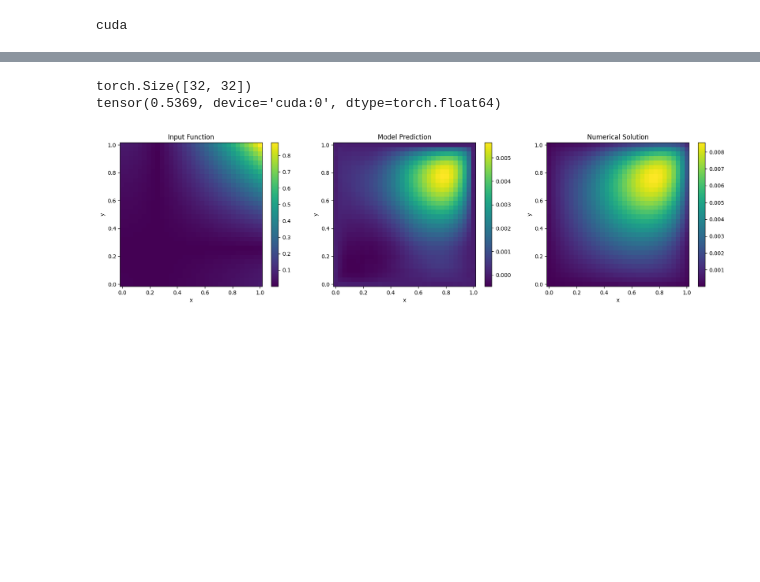
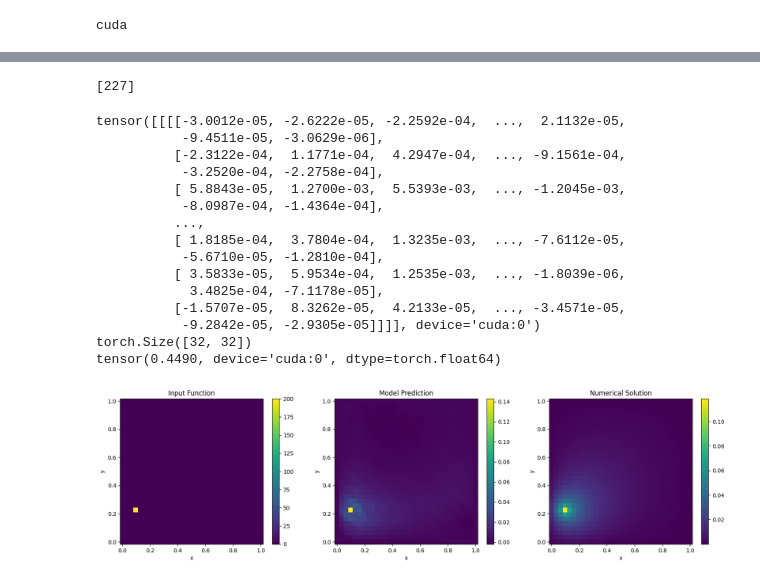
Before and after one commit to frasermartinx/MScProject, a Jupyter notebook: code/Ensemble.ipynb, the cells around one changed output, grey strips where cells are left out. Saved outputs shown, nothing was run; the diff lists cells and outputs as text; code cells hidden in the pictures; blank space fills up the shorter version.

```diff
--- a/code/Ensemble.ipynb
+++ b/code/Ensemble.ipynb
@@ -124,14 +124,14 @@ print(device)
 # %% [output]
 cuda
 # %%
-M = 10
+M = 5
 model_list = [FNO2D(n_modes= 12, hidden_channels=64,in_ch=3,non_linearity=F.gelu) for i in range(M)]
 
 sys.stdout.flush()
 save_dir = "./checkpoints_10000_neuralop_bothscaling_500_multi_10"
 
 #load the model if needed
-a = 0
+a = 1
 if a == 1:
 
     for i in range(0,M):
@@ -295,3 +290,21 @@ for i in range(M):
+# %%
+#make a random spike
+sample = torch.zeros((32,32))
+idx = np.random.randint(0,32**2,1)
+sample[idx//32,idx%32] = 200
+print(idx)
+
+
+U = solver(sample,neumann,N)
+# %% [output]
+[227]
+# %%
+#rotation from the test set
+i = np.random.randint(0,100)
+j = np.random.randint(0,100)
+sample = test_loader.dataset[i][0].unsqueeze(0).to(device)
+solution_scaled = test_loader.dataset[i][1].unsqueeze(0)
+solution = output_encoder.inverse_transform(solution_scaled).to(device)
 # %%
 #prediction time for f
 
@@ -300,11 +313,11 @@ for i in range(M): model_list[i].eval().to(device)
 
 
 
-sample = torch.load("../finput.pt").clone().type(torch.FloatTensor)
+#sample = torch.load("../finput.pt").clone().type(torch.FloatTensor)
 
 
 
-sample_scaled = input_encoder.transform(sample)
+sample_scaled = input_encoder.transform(sample.type(torch.FloatTensor))
 
 
 
@@ -318,8 +331,13 @@ out = [model_list[i](sample_scaled).to(device) for i in range(M)]
 out = [torch.tensor(output_encoder.inverse_transform(out[i].detach().cpu())).to(device) for i in range(M)]
 
 mu_unseen = torch.mean(torch.stack([out[i] for i in range(M)]),dim=0).to(device)
+print(mu_unseen)
 var_unseen = torch.mean(torch.stack([torch.square(out[i] - mu_unseen) for i in range(M)], dim = 0),dim=0)
 
+
+
+
+#mu_unseen = torch.mean(torch.stack([out[i] for i in range(M)]),dim=0).to(device)
 
 
 U = torch.tensor(U).clone().to(device)
@@ -332,36 +350,49 @@ print(train_loss(mu_unseen,(U)))
 
 # Plotting
 fig, axs = plt.subplots(nrows = 1, ncols = 3,gridspec_kw={'width_ratios': [1, 1, 1]})
 fig.set_figwidth(20)
 
 
-fig0 = axs[0].pcolormesh(X,Y,sample[0,0,:,:].cpu().detach().numpy())
+fig0 = axs[0].pcolormesh(X,Y,sample.cpu().detach().numpy())
 fig.colorbar(fig0)
 axs[0].set_title("Input Function")
 axs[0].set_xlabel("x")
 axs[0].set_ylabel("y")
 
 #prediction
 fig1 = axs[1].pcolormesh(X,Y,mu_unseen[0,0,:,:].cpu().detach().numpy())
 fig.colorbar(fig1)
 axs[1].set_title("Model Prediction")
 axs[1].set_xlabel("x")
 axs[1].set_ylabel("y")
 
 
 
 #actual
 #fig2 = axs[2].pcolormesh(X,Y,U.unsqueeze(0).unsqueeze(0))[0,0,:,:].cpu())
 fig2 = axs[2].pcolormesh(X,Y,U.cpu())
 fig.colorbar(fig2)
 axs[2].set_title("Numerical Solution")
 axs[2].set_xlabel("x")
 axs[2].set_ylabel("y")
 plt.show()
 # %% [output]
+tensor([[[[-3.0012e-05, -2.6222e-05, -2.2592e-04,  ...,  2.1132e-05,
+           -9.4511e-05, -3.0629e-06],
+          [-2.3122e-04,  1.1771e-04,  4.2947e-04,  ..., -9.1561e-04,
+           -3.2520e-04, -2.2758e-04],
+          [ 5.8843e-05,  1.2700e-03,  5.5393e-03,  ..., -1.2045e-03,
+           -8.0987e-04, -1.4364e-04],
+          ...,
+          [ 1.8185e-04,  3.7804e-04,  1.3235e-03,  ..., -7.6112e-05,
+           -5.6710e-05, -1.2810e-04],
+          [ 3.5833e-05,  5.9534e-04,  1.2535e-03,  ..., -1.8039e-06,
+            3.4825e-04, -7.1178e-05],
+          [-1.5707e-05,  8.3262e-05,  4.2133e-05,  ..., -3.4571e-05,
+           -9.2842e-05, -2.9305e-05]]]], device='cuda:0')
 torch.Size([32, 32])
-tensor(0.5369, device='cuda:0', dtype=torch.float64)
+tensor(0.4490, device='cuda:0', dtype=torch.float64)
-[figure, old version]
+[figure, new version]
 # %%
 #prediction time
 i = np.random.randint(0,100)
```
Also changed, not shown: parts of 10 cells of this notebook.
